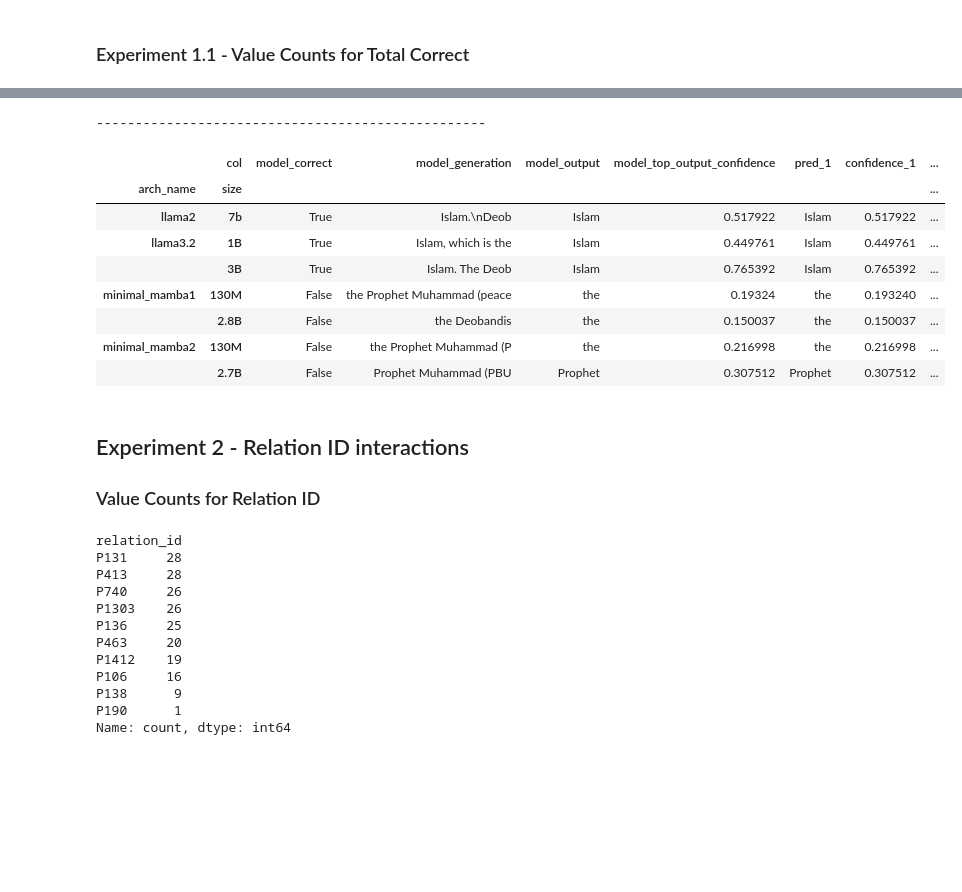
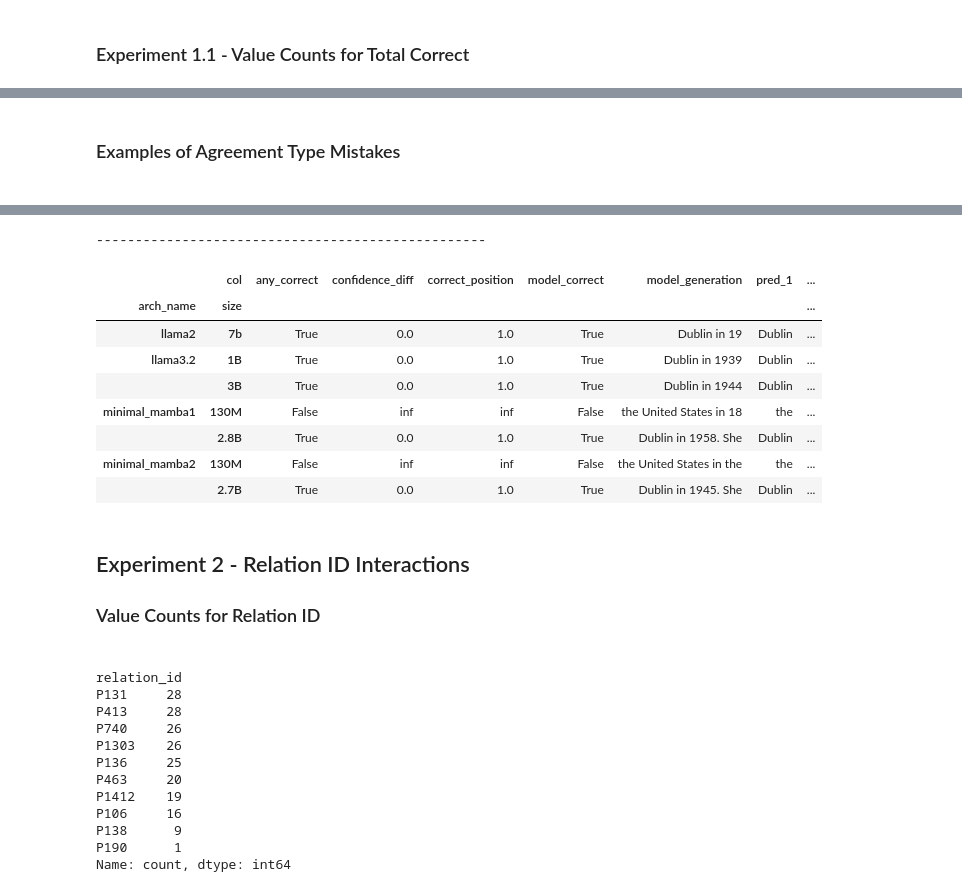
Before and after one commit to idangrosbard/ssm_analysis, a Jupyter notebook: notebooks/test-known_1000_correct.ipynb, the cells around one changed output, grey strips where cells are left out. Saved outputs shown, nothing was run; the diff lists cells and outputs as text; code cells hidden in the pictures; blank space fills up the shorter version.

```diff
--- a/notebooks/test-known_1000_correct.ipynb
+++ b/notebooks/test-known_1000_correct.ipynb
@@ -91,0 +26,10 @@ minimal_mamba2:
+# %%
+known_1000_correct_files_raw = {
+    tuple(experiment_path.name.rsplit("_", maxsplit=1)): pd.read_csv(known_1000_correct_file)
+    for experiment_path in base_output_dir.iterdir()
+    if (
+        known_1000_correct_file := experiment_path
+        / "evaluate"
+        / "known_1000_correct.csv"
+    ).exists()
+}
@@ -113,6 +184,9 @@ PER_MODEL_COLS = [
     "model_top_output_confidence",
     "model_generation",
     "model_top_outputs",
+    'correct_position',
+    'confidence_diff',
+    'any_correct',
 ]
 SHARE_COLS = [col for col in df.columns if col not in PER_MODEL_COLS + [INDEX_COL]]
 
@@ -144,8 +218,16 @@ result = (
                 TOTAL_CORRECT_COL: df[
                     [col for col in df.columns if col[0] == MODEL_CORRECT_COL]
                 ].sum(axis=1),
+                'total_any_correct': df[
+                    [col for col in df.columns if col[0] == 'any_correct']
+                ].sum(axis=1),
                 AGGREEMENT_TYPE_COL: (
                     df[[col for col in df.columns if col[0] == MODEL_CORRECT_COL]]
+                    .astype(int)
+                    .apply(lambda x: "".join(x.astype(str)), axis=1)
+                ),
+                'any_correct_agreement_type': (
+                    df[[col for col in df.columns if col[0] == 'any_correct']]
                     .astype(int)
                     .apply(lambda x: "".join(x.astype(str)), axis=1)
                 ),
@@ -215,6 +338,9 @@ filtered_agreement_type_counts
+# %% [markdown]
+### Examples of Agreement Type Mistakes
+#
 # %%
-agreement_type_example = '1110000'
-i_example = 2
+agreement_type_example = '1110101'
+i_example = 3
 
 example = result[result[AGGREEMENT_TYPE_COL] == agreement_type_example].iloc[[i_example]]
 
@@ -223,18 +349,10 @@ indexed_columns = [
     if isinstance(col, tuple)
 ]
 
-# print shared_columns
+# Print shared_columns
 display(example.drop(columns=indexed_columns))
 
 print('-'*50)
-
-def split_top_outputs(df):
-    COL = 'model_top_outputs'
-    for i in range(len(df[COL].iloc[0])):
-        df[f'pred_{i+1}'] = df[COL].apply(lambda x: [item[0] for item in x]).apply(lambda x: x[i])
-        df[f'confidence_{i+1}'] = df[COL].apply(lambda x: [item[1] for item in x]).apply(lambda x: x[i])
-
-    return df.drop(columns=COL)
 
 (
     example[indexed_columns]
@@ -242,11 +360,9 @@ def split_top_outputs(df):
     .assign(col=lambda df_: df_['variable'].apply(lambda x: x[0]),
             arch_name=lambda df_: df_['variable'].apply(lambda x: x[1]),
             size=lambda df_: df_['variable'].apply(lambda x: x[2]))
-    .drop(columns='variable')
+    .drop(columns=['variable'])
     .pivot(index=INDEX_COLUMNS, columns='col', values='value')
-    .assign(
-        model_top_outputs= lambda df_: df_['model_top_outputs'].apply(ast.literal_eval)
-    )
+    .drop(columns=['model_output', 'model_top_output_confidence'])
     .pipe(split_top_outputs)
 )
 # %% [output]
@@ -256,17 +372,18 @@ def split_top_outputs(df):
 --------------------------------------------------
-|  | col | model_correct | model_generation | model_output | model_top_output_confidence | pred_1 | confidence_1 | ... |
+|  | col | any_correct | confidence_diff | correct_position | model_correct | model_generation | pred_1 | ... |
 | arch_name | size |  |  |  |  |  |  | ... |
-| llama2 | 7b | True | Islam.\nDeob | Islam | 0.517922 | Islam | 0.517922 | ... |
-| llama3.2 | 1B | True | Islam, which is the | Islam | 0.449761 | Islam | 0.449761 | ... |
-|  | 3B | True | Islam. The Deob | Islam | 0.765392 | Islam | 0.765392 | ... |
-| minimal_mamba1 | 130M | False | the Prophet Muhammad (peace | the | 0.19324 | the | 0.193240 | ... |
-|  | 2.8B | False | the Deobandis | the | 0.150037 | the | 0.150037 | ... |
-| minimal_mamba2 | 130M | False | the Prophet Muhammad (P | the | 0.216998 | the | 0.216998 | ... |
-|  | 2.7B | False | Prophet Muhammad (PBU | Prophet | 0.307512 | Prophet | 0.307512 | ... |
+| llama2 | 7b | True | 0.0 | 1.0 | True | Dublin in 19 | Dublin | ... |
+| llama3.2 | 1B | True | 0.0 | 1.0 | True | Dublin in 1939 | Dublin | ... |
+|  | 3B | True | 0.0 | 1.0 | True | Dublin in 1944 | Dublin | ... |
+| minimal_mamba1 | 130M | False | inf | inf | False | the United States in 18 | the | ... |
+|  | 2.8B | True | 0.0 | 1.0 | True | Dublin in 1958. She | Dublin | ... |
+| minimal_mamba2 | 130M | False | inf | inf | False | the United States in the | the | ... |
+|  | 2.7B | True | 0.0 | 1.0 | True | Dublin in 1945. She | Dublin | ... |
 # %% [markdown]
-## Experiment 2 - Relation ID interactions
-
+## Experiment 2 - Relation ID Interactions
+#
 ### Value Counts for Relation ID
+#
 # %%
 # Value counts for relation_id
 result['relation_id'].value_counts().tail(10)
```
Also changed, not shown: parts of 25 cells of this notebook.
